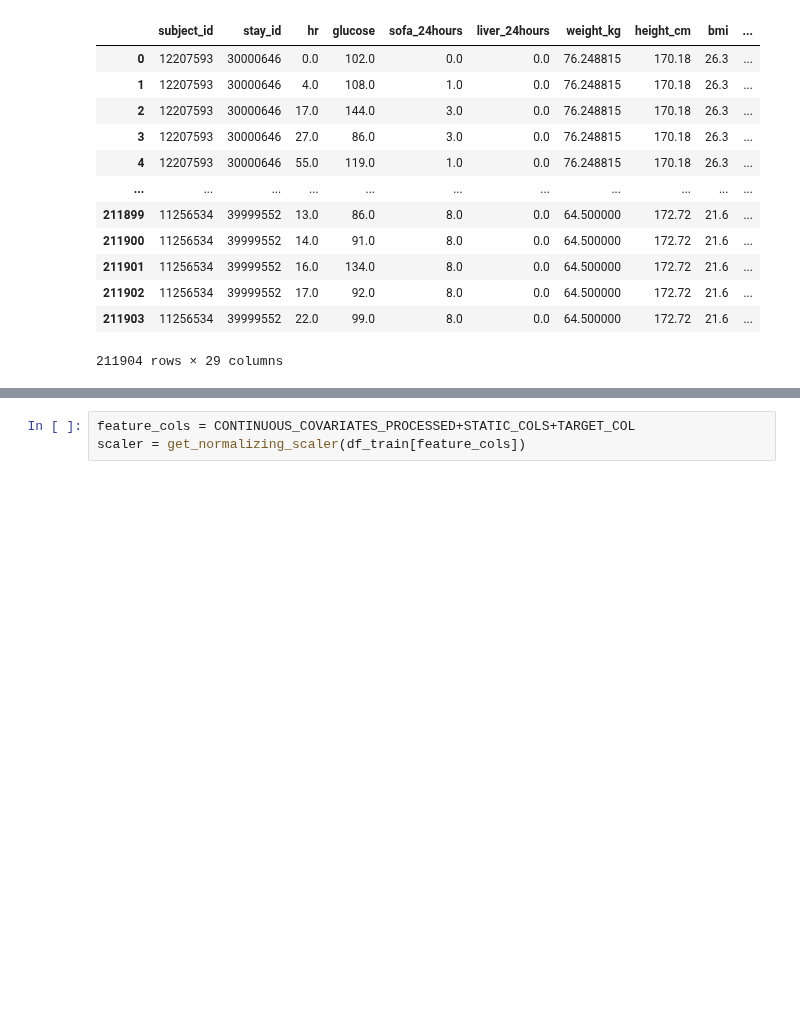
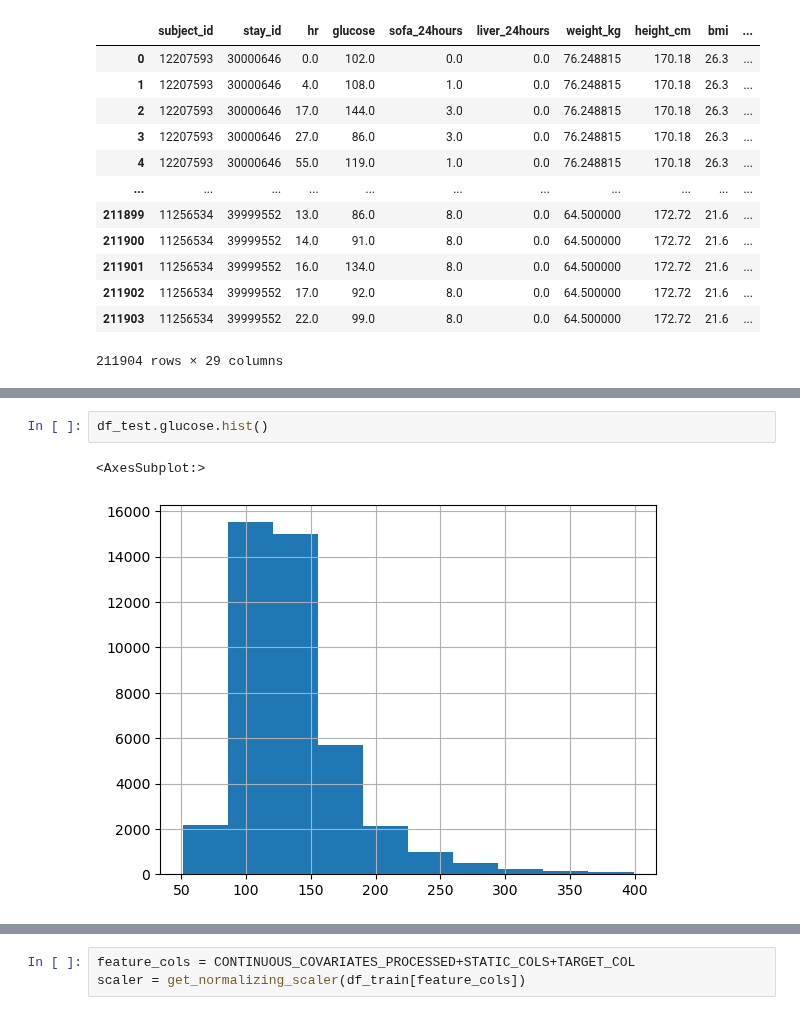
Before and after one commit to Gaurangkarwande/glycemic_control, a Jupyter notebook: data_notebook.ipynb, the cells around one changed output, grey strips where cells are left out. Cells and saved outputs as stored; diff of their text form; blank space fills up the shorter version.

```diff
--- a/data_notebook.ipynb
+++ b/data_notebook.ipynb
@@ -34,0 +51,5 @@ df_train, df_valid, df_test = train_valid_test_splits_v1(df_base_data)
+# %%
+df_test.glucose.hist()
+# %% [output]
+<AxesSubplot:>
+[figure, added]
```
Also changed, not shown: parts of 9 cells of this notebook.
